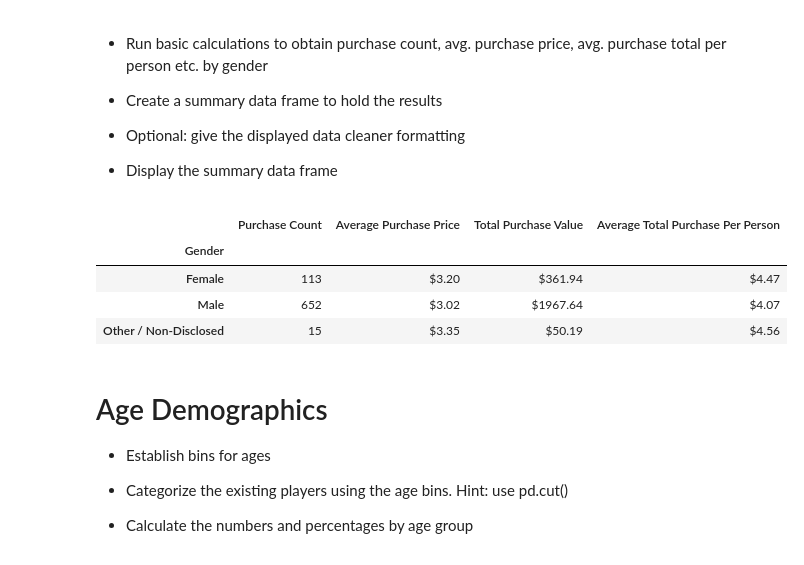
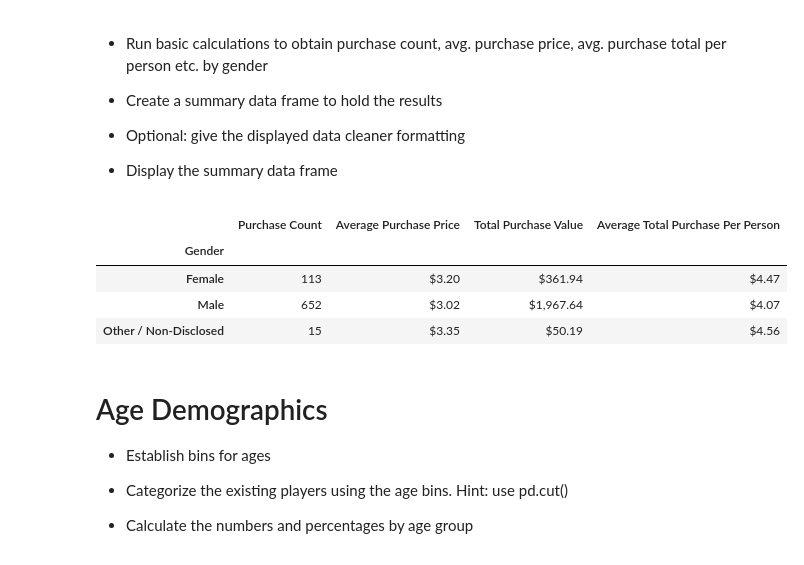
Before and after one commit to Auburn9698/pandas-challenge, a Jupyter notebook: HeroesOfPymoli/Pandas Homework.ipynb, the cells around one changed output. Cells and saved outputs as stored; diff of their text form; code cells hidden in the pictures.

```diff
--- a/HeroesOfPymoli/Pandas Homework.ipynb
+++ b/HeroesOfPymoli/Pandas Homework.ipynb
@@ -130,34 +128,34 @@ gender_dem_df
 # %%
 
 # Find purchase count per gender using groupby:
 gender_purchase_df = pd.DataFrame(purchase_data.groupby(["Gender"])["SN"].count())
 
 # Find average purchase price by gender using groupby:
 gender_purchase_df["Average Purchase Price"] = purchase_data.groupby(["Gender"])["Price"].mean()
 
 # Find value of total purchases per gender using groupby:
 gender_purchase_df["Total Purchase Value"] = purchase_data.groupby(["Gender"])["Price"].sum()
 
 # Find total average total per person using group by and the unique gender totals from previous df:
 gender_purchase_df["Average Total Purchase Per Person"] = gender_purchase_df["Total Purchase Value"] / \
     gender_dem_df["Total Players"]
 
 # Formatting:
 #Rename the SN column:
 gender_purchase_df = gender_purchase_df.rename(columns = {"SN": "Purchase Count"})
 
-# Change these columns to a $0.00 format:
+# Change these columns to a $0.00 format.  Added a comma for Total Purchase Value, since it's in the thousands.:
 gender_purchase_df["Average Purchase Price"] = gender_purchase_df["Average Purchase Price"].map("${:.2f}".format)
-gender_purchase_df["Total Purchase Value"] = gender_purchase_df["Total Purchase Value"].map("${:.2f}".format)
+gender_purchase_df["Total Purchase Value"] = gender_purchase_df["Total Purchase Value"].map("${:,.2f}".format)
 gender_purchase_df["Average Total Purchase Per Person"] = gender_purchase_df["Average Total Purchase Per Person"].map("${:.2f}".format)
 
 # Show data frame:
 gender_purchase_df
 # %% [output]
 |  | Purchase Count | Average Purchase Price | Total Purchase Value | Average Total Purchase Per Person |
 | Gender |  |  |  |  |
 | Female | 113 | $3.20 | $361.94 | $4.47 |
-| Male | 652 | $3.02 | $1967.64 | $4.07 |
+| Male | 652 | $3.02 | $1,967.64 | $4.07 |
 | Other / Non-Disclosed | 15 | $3.35 | $50.19 | $4.56 |
 # %% [markdown]
 # Age Demographics
```
Also changed, not shown: parts of 4 cells of this notebook.
